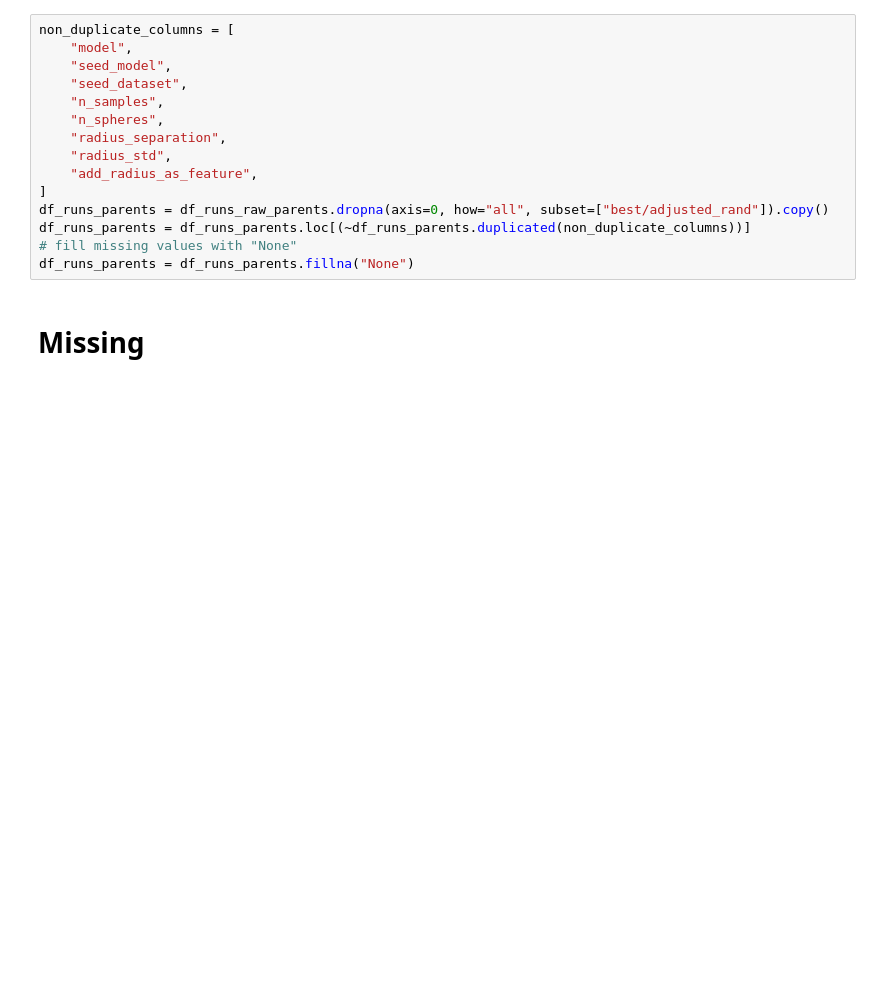
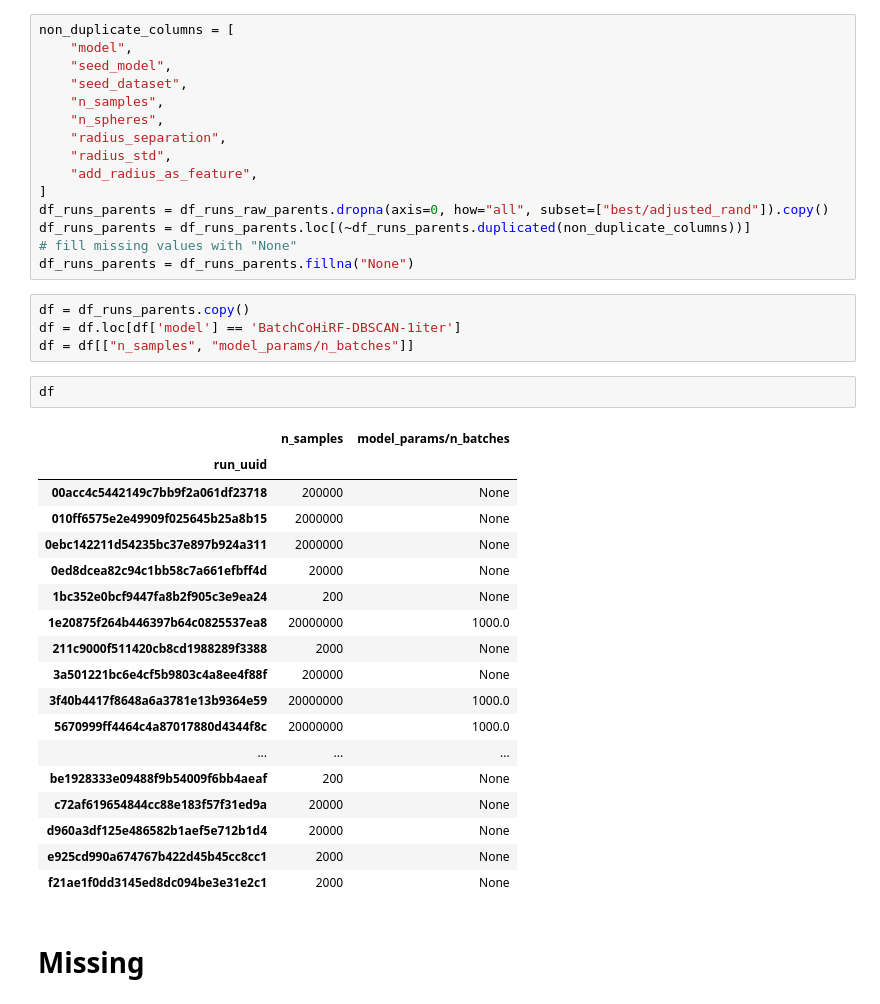
Before and after one commit to BrunoBelucci/cohirf, a Jupyter notebook: analyze_results/analyze_runs_spheres.ipynb, the cells around one changed output. Drawn from its saved outputs; the diff is of its cells as text; blank space fills up the shorter version.

```diff
--- a/analyze_results/analyze_runs_spheres.ipynb
+++ b/analyze_results/analyze_runs_spheres.ipynb
@@ -164,6 +166,31 @@ df_runs_parents = df_runs_raw_parents.dropna(axis=0, how="all", subset=["best/ad
 df_runs_parents = df_runs_parents.loc[(~df_runs_parents.duplicated(non_duplicate_columns))]
 # fill missing values with "None"
 df_runs_parents = df_runs_parents.fillna("None")
+# %%
+df = df_runs_parents.copy()
+df = df.loc[df['model'] == 'BatchCoHiRF-DBSCAN-1iter']
+df = df[["n_samples", "model_params/n_batches"]]
+# %%
+df
+# %% [output]
+|  | n_samples | model_params/n_batches |
+| run_uuid |  |  |
+| 00acc4c5442149c7bb9f2a061df23718 | 200000 | None |
+| 010ff6575e2e49909f025645b25a8b15 | 2000000 | None |
+| 0ebc142211d54235bc37e897b924a311 | 2000000 | None |
+| 0ed8dcea82c94c1bb58c7a661efbff4d | 20000 | None |
+| 1bc352e0bcf9447fa8b2f905c3e9ea24 | 200 | None |
+| 1e20875f264b446397b64c0825537ea8 | 20000000 | 1000.0 |
+| 211c9000f511420cb8cd1988289f3388 | 2000 | None |
+| 3a501221bc6e4cf5b9803c4a8ee4f88f | 200000 | None |
+| 3f40b4417f8648a6a3781e13b9364e59 | 20000000 | 1000.0 |
+| 5670999ff4464c4a87017880d4344f8c | 20000000 | 1000.0 |
+| ... | ... | ... |
+| be1928333e09488f9b54009f6bb4aeaf | 200 | None |
+| c72af619654844cc88e183f57f31ed9a | 20000 | None |
+| d960a3df125e486582b1aef5e712b1d4 | 20000 | None |
+| e925cd990a674767b422d45b45cc8cc1 | 2000 | None |
+| f21ae1f0dd3145ed8dc094be3e31e2c1 | 2000 | None |
 # %% [markdown]
 # Missing
 # %%
```
Also changed, not shown: parts of 11 cells of this notebook, 13 other files.
